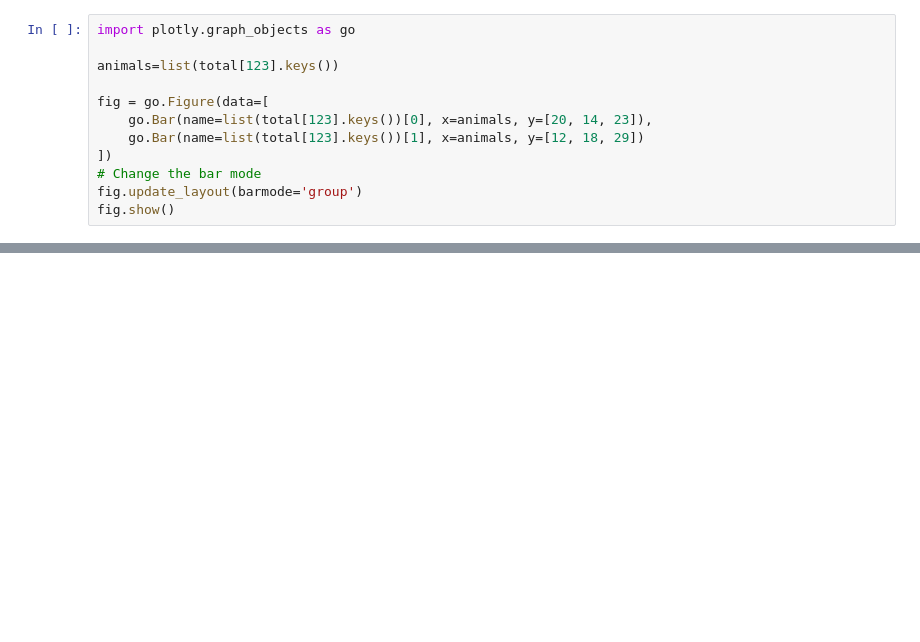
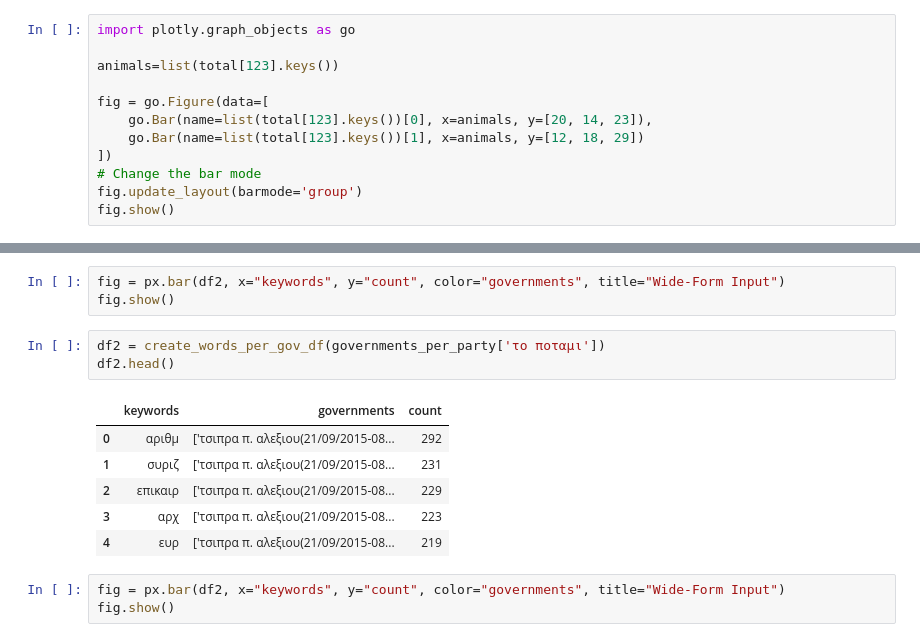
Before and after one commit to Sarrez/greek-parliament, a Jupyter notebook: keywords/keywords.ipynb, the cells around one changed output, grey strips where cells are left out. Cells and saved outputs as stored; diff of their text form; blank space fills up the shorter version.

```diff
--- a/keywords/keywords.ipynb
+++ b/keywords/keywords.ipynb
@@ -186,0 +244,16 @@ fig.show()
+# %%
+fig = px.bar(df2, x="keywords", y="count", color="governments", title="Wide-Form Input")
+fig.show()
+# %%
+df2 = create_words_per_gov_df(governments_per_party['το ποταμι'])
+df2.head()
+# %% [output]
+|  | keywords | governments | count |
+| 0 | αριθμ | ['τσιπρα π. αλεξιου(21/09/2015-08... | 292 |
+| 1 | συριζ | ['τσιπρα π. αλεξιου(21/09/2015-08... | 231 |
+| 2 | επικαιρ | ['τσιπρα π. αλεξιου(21/09/2015-08... | 229 |
+| 3 | αρχ | ['τσιπρα π. αλεξιου(21/09/2015-08... | 223 |
+| 4 | ευρ | ['τσιπρα π. αλεξιου(21/09/2015-08... | 219 |
+# %%
+fig = px.bar(df2, x="keywords", y="count", color="governments", title="Wide-Form Input")
+fig.show()
```
Also changed, not shown: parts of 18 cells of this notebook, 31 other files.
